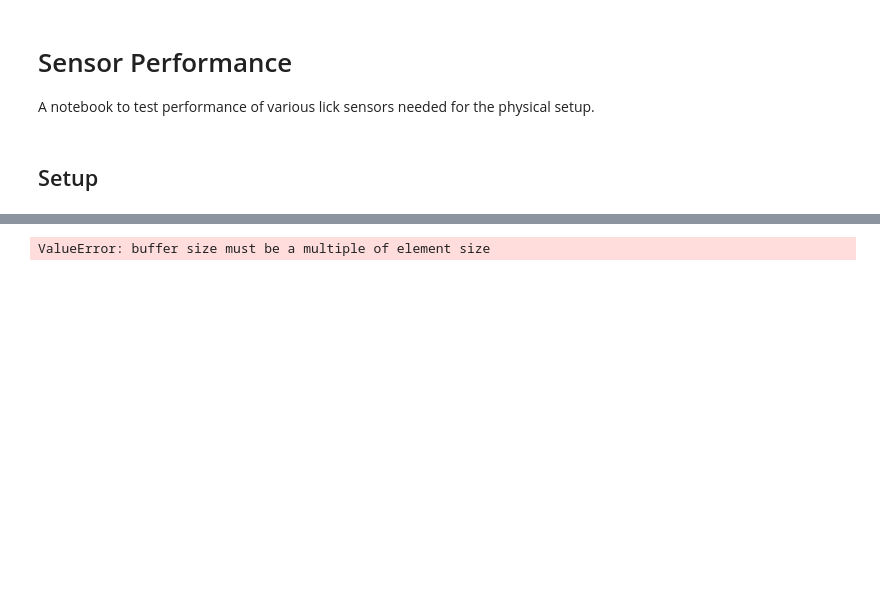
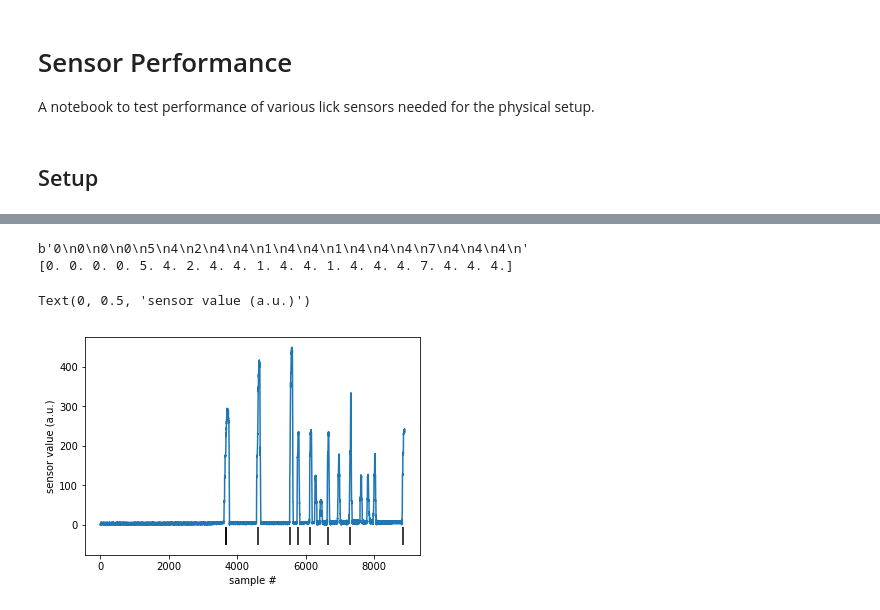
Before and after one commit to jbwebb8/lick-sensor, a Jupyter notebook: capacitiveSensor/python/sensor.ipynb, the cells around one changed output, grey strips where cells are left out. Saved outputs shown, nothing was run; the diff lists cells and outputs as text; code cells hidden in the pictures; blank space fills up the shorter version.

```diff
--- a/capacitiveSensor/python/sensor.ipynb
+++ b/capacitiveSensor/python/sensor.ipynb
@@ -11,5 +12,4 @@ import matplotlib.pyplot as plt
 # %%
+# Load data into numpy array
 data_filepath = '../data/test.log'
-data = np.frombuffer(open(data_filepath, 'rb').read(), dtype=np.float32)
+data = np.loadtxt(data_filepath, dtype=np.float32)
-# %% [output]
-ValueError: buffer size must be a multiple of element size
@@ -18,3 +16,29 @@ data = np.loadtxt(data_filepath, dtype=np.float32)
+# %%
+# Verify ASCII encoding/decoding
+with open(data_filepath, 'rb') as f:
+    print(f.read(20*2))
+print(data[:20])
+# %% [output]
+b'0\n0\n0\n0\n5\n4\n2\n4\n4\n1\n4\n4\n1\n4\n4\n4\n7\n4\n4\n4\n'
+[0. 0. 0. 0. 5. 4. 2. 4. 4. 1. 4. 4. 1. 4. 4. 4. 7. 4. 4. 4.]
+# %%
+# Find sensor crossing thresholds
+thresh = 200
+gt = data > thresh
+lt = data < thresh
+is_lick = np.logical_and(gt, np.roll(lt, 1))
+is_lick[0] = False
+t_lick = np.argwhere(is_lick)
+# %%
+fig, ax = plt.subplots()
+ax.plot(data)
+ax.vlines(t_lick, ymin=-50.0, ymax=-5.0)
+#ax.set_ylim([-0.10*thresh, 3*thresh])
+ax.set_xlabel('sample #')
+ax.set_ylabel('sensor value (a.u.)')
+# %% [output]
+Text(0, 0.5, 'sensor value (a.u.)')
+[figure, added]
 # %%
 plt.plot(data)
 # %% [output]
```
Also changed, not shown: parts of 5 cells of this notebook, 1 other file.
